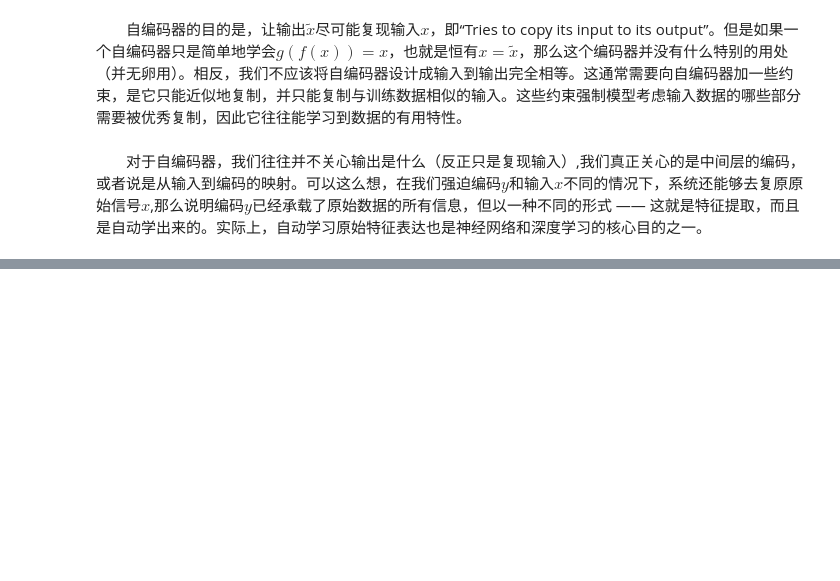
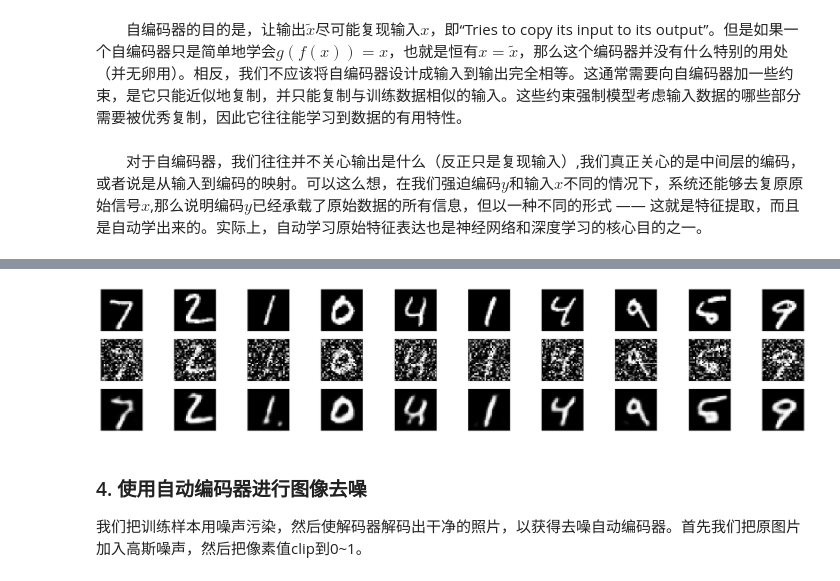
Before and after one commit to ddhh/NoteBook, a Jupyter notebook: 深度学习/DBN/Auto-encoder/自编码器.ipynb, the cells around one changed output, grey strips where cells are left out. Drawn from its saved outputs; the diff is of its cells as text; code cells hidden in the pictures; blank space fills up the shorter version.

```diff
--- a/深度学习/DBN/Auto-encoder/自编码器.ipynb
+++ b/深度学习/DBN/Auto-encoder/自编码器.ipynb
@@ -17,0 +264,27 @@ $$y = f(x)\\ \widetilde{x} = g(y) = g(f(x))$$
+# %%
+n = 10
+plt.figure(figsize=(30, 6))
+for i in range(n):
+    ax = plt.subplot(3, n, i + 1)
+    plt.imshow(x_test[i].reshape(28, 28))
+    plt.gray()
+    ax.get_xaxis().set_visible(False)
+    ax.get_yaxis().set_visible(False)
+
+    ax = plt.subplot(3, n, i + 1 + n)
+    plt.imshow(x_test_noisy[i].reshape(28, 28))
+    plt.gray()
+    ax.get_xaxis().set_visible(False)
+    ax.get_yaxis().set_visible(False)
+
+    ax = plt.subplot(3, n, i + 1 + 2*n)
+    plt.imshow(decoded_imgs[i].reshape(28, 28))
+    plt.gray()
+    ax.get_xaxis().set_visible(False)
+    ax.get_yaxis().set_visible(False)
+plt.show()
+# %% [output]
+[figure, added]
+# %% [markdown]
+### 4. 使用自动编码器进行图像去噪
+我们把训练样本用噪声污染，然后使解码器解码出干净的照片，以获得去噪自动编码器。首先我们把原图片加入高斯噪声，然后把像素值clip到0~1。
```
Also changed, not shown: parts of 25 cells of this notebook, 3 other files.
